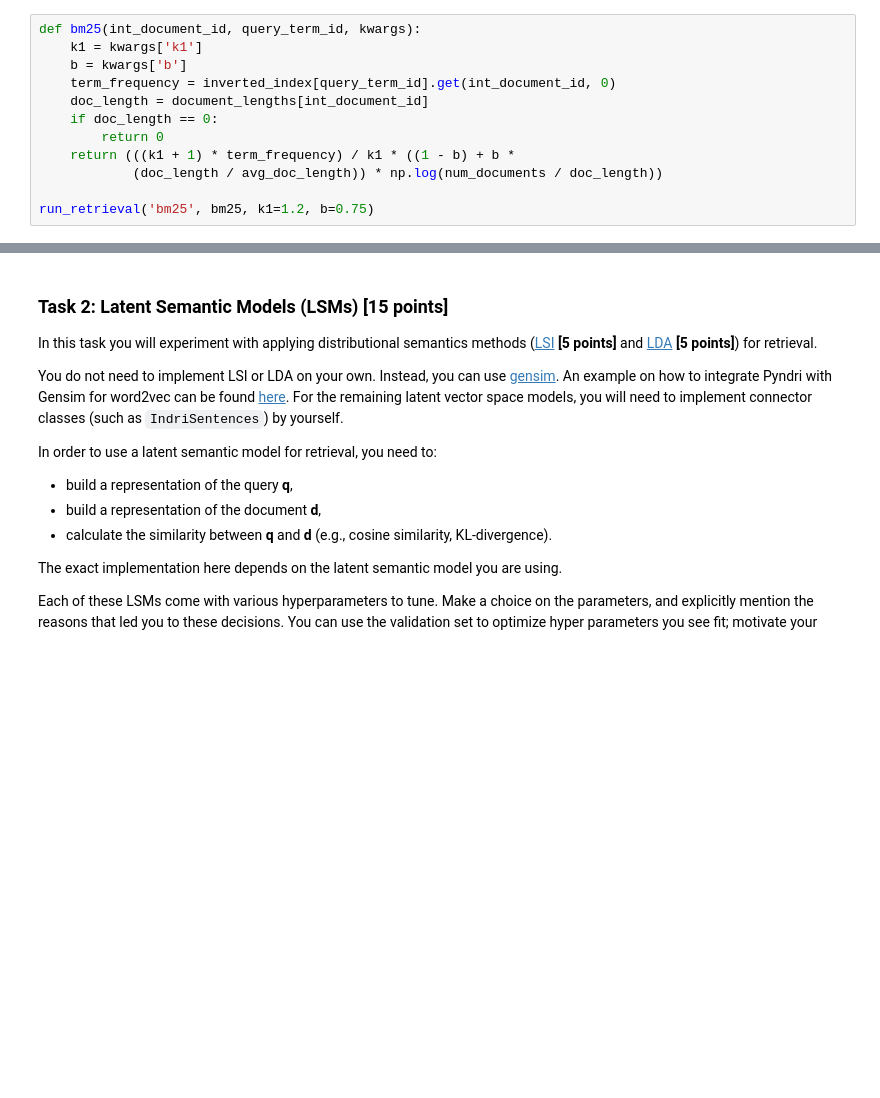
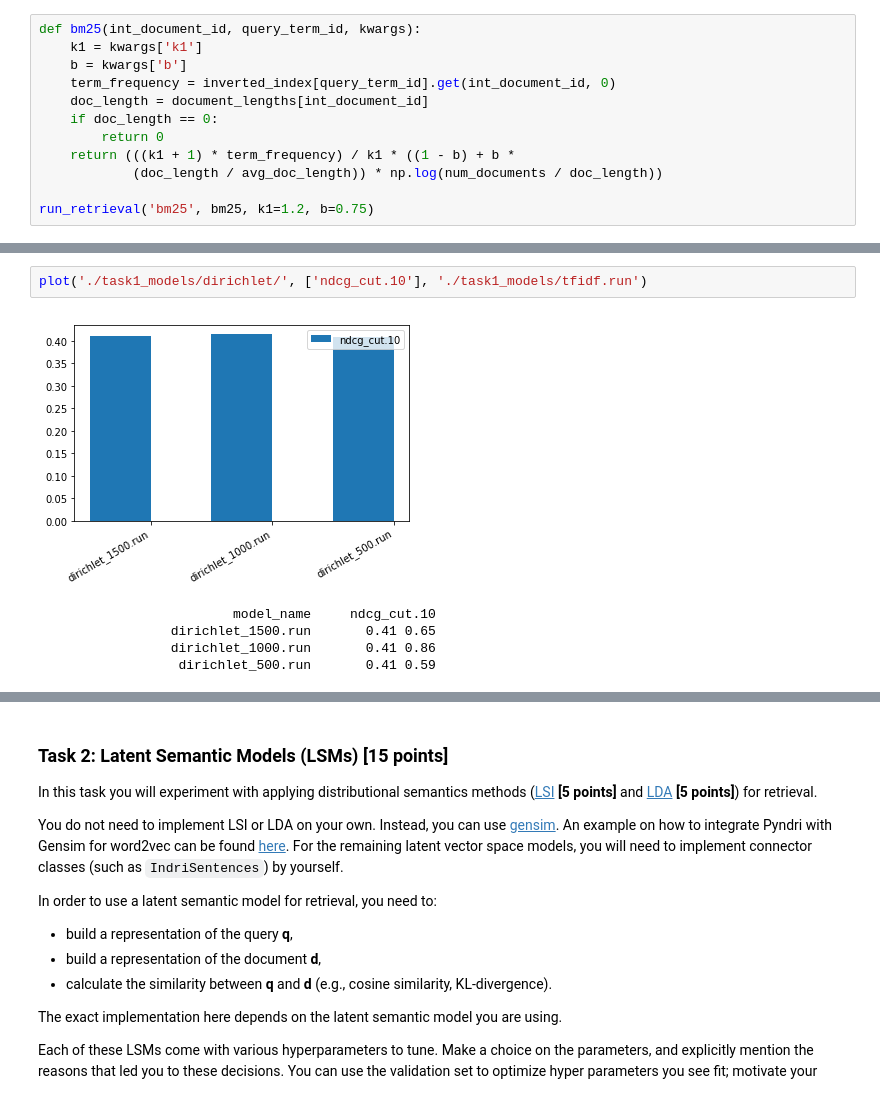
Before and after one commit to Poezedoez/IR1, a Jupyter notebook: hw2/assignment.ipynb, the cells around one changed output, grey strips where cells are left out. Cells and saved outputs as stored; diff of their text form; blank space fills up the shorter version.

```diff
--- a/hw2/assignment.ipynb
+++ b/hw2/assignment.ipynb
@@ -525,0 +493,8 @@ NameError: name 'ax3' is not defined
+# %%
+plot('./task1_models/dirichlet/', ['ndcg_cut.10'], './task1_models/tfidf.run')
+# %% [output]
+[figure, added]
+                         model_name     ndcg_cut.10
+                 dirichlet_1500.run       0.41 0.65
+                 dirichlet_1000.run       0.41 0.86
+                  dirichlet_500.run       0.41 0.59
```
Also changed, not shown: parts of 10 cells of this notebook.
